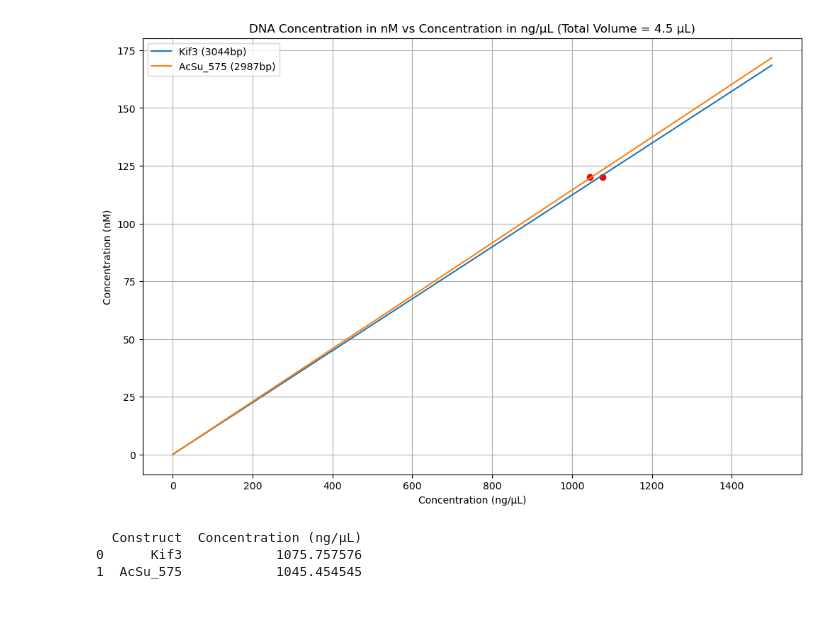
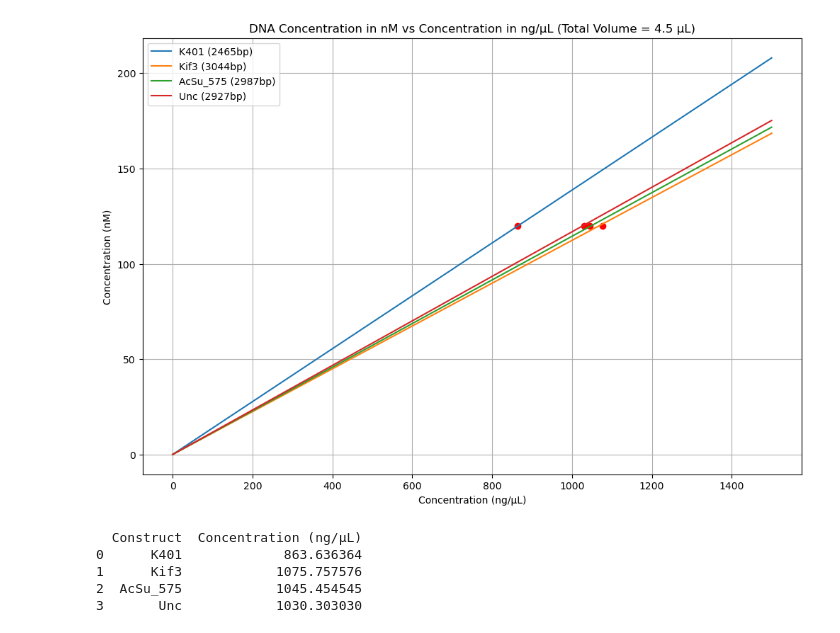
Before and after one commit to dalarios/activedrops, a Jupyter notebook: code/experiments/dna_concentration.ipynb, the cells around one changed output. Saved outputs shown, nothing was run; the diff lists cells and outputs as text; code cells hidden in the pictures.

```diff
--- a/code/experiments/dna_concentration.ipynb
+++ b/code/experiments/dna_concentration.ipynb
@@ -57,35 +57,38 @@ def plot_dna_concentration_with_marker(constructs, marker_nM=50, total_volume=7)
     plt.legend()
     plt.grid(True)
     plt.show()
 
     # Create and display the table
     df = pd.DataFrame(table_data, columns=["Construct", "Concentration (ng/µL)"])
     print(df)
 
 # Example usage
 constructs = {
-    # 'K401': 2465,
+    'K401': 2465,
     # 'B': 2459,
     # 'C': 2471,
     # 'D': 2459,
     # 'E': 3056,
     # 'F': 3044,
     # 'G': 3056,
     'Kif3': 3044,
     # 'ThTr': 3230,
     # 'DiPu_513': 2801,
     # 'BleSto_572': 2987,
     # 'Kif5a_500': 2765,
     # 'AdPa_408': 2212,
     # 'HeAl_513': 2801,
     # 'NaGr_392': 2438,
     # 'TiLa_514': 2801,
     'AcSu_575': 2987,
     # 'AcSu2_530': 2852
+    "Unc": 2927,
 }
 plot_dna_concentration_with_marker(constructs, marker_nM=120, total_volume=4.5)  # You can change the marker_nM and total volume here
 # %% [output]
-[figure, old version]
+[figure, new version]
   Construct  Concentration (ng/µL)
-0      Kif3            1075.757576
-1  AcSu_575            1045.454545
+0      K401             863.636364
+1      Kif3            1075.757576
+2  AcSu_575            1045.454545
+3       Unc            1030.303030
```
Also changed, not shown: 20 other files.
